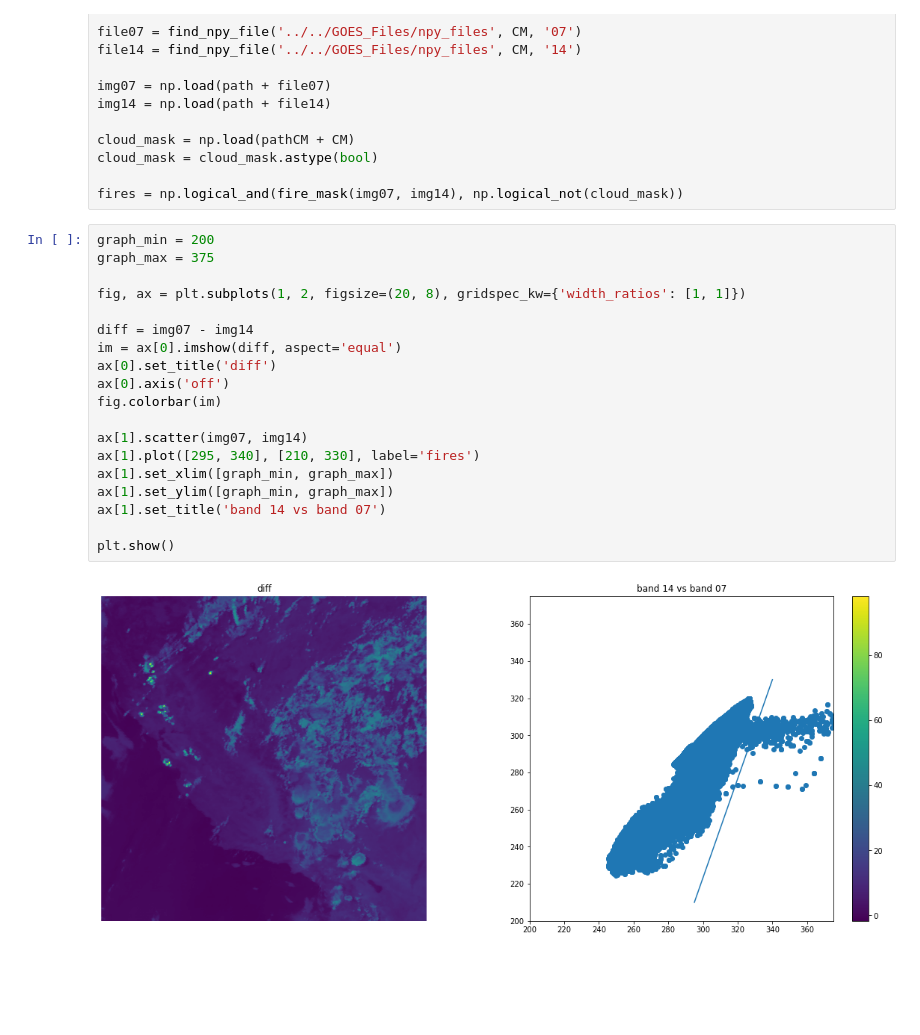
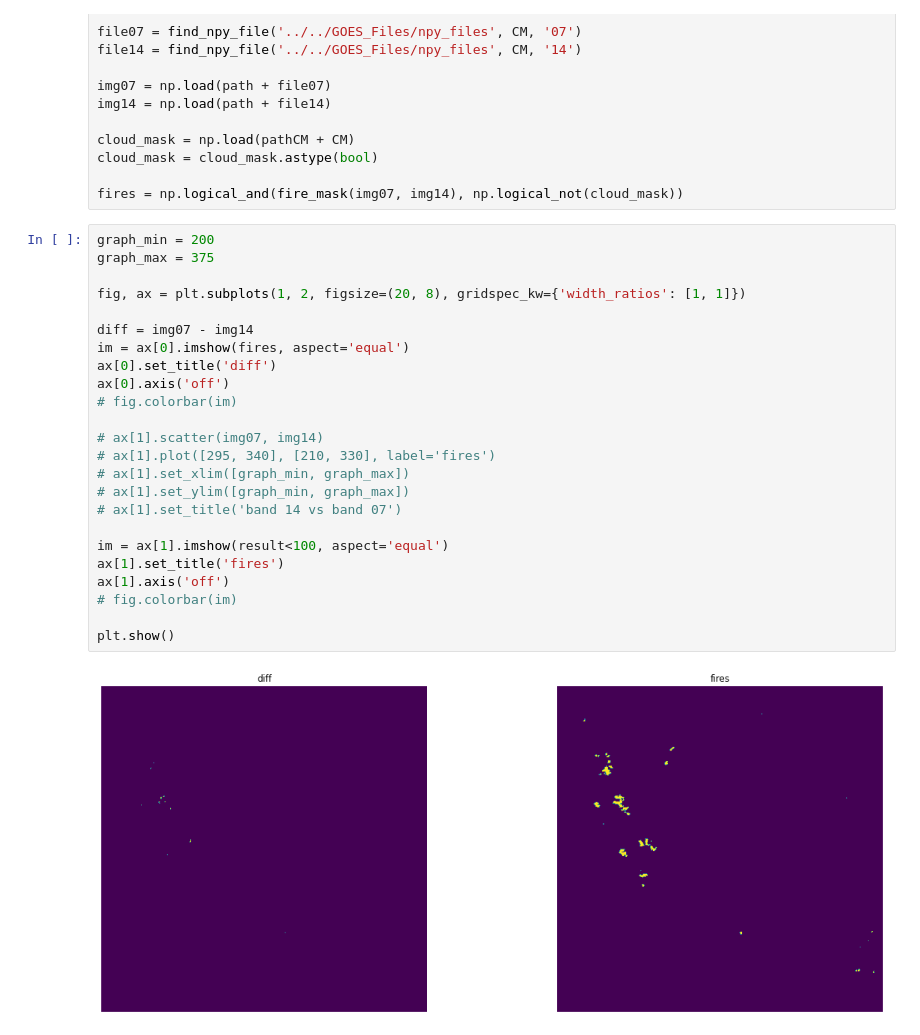
Before and after one commit to ccny-glasslab/Fires, a Jupyter notebook: Downloader/fire_product_info.ipynb, the cells around one changed output. Cells and saved outputs as stored; diff of their text form; blank space fills up the shorter version.

```diff
--- a/Downloader/fire_product_info.ipynb
+++ b/Downloader/fire_product_info.ipynb
@@ -188,21 +192,26 @@ fires = np.logical_and(fire_mask(img07, img14), np.logical_not(cloud_mask))
 # %%
 graph_min = 200
 graph_max = 375
 
 fig, ax = plt.subplots(1, 2, figsize=(20, 8), gridspec_kw={'width_ratios': [1, 1]})
 
 diff = img07 - img14
-im = ax[0].imshow(diff, aspect='equal')
+im = ax[0].imshow(fires, aspect='equal')
 ax[0].set_title('diff')
 ax[0].axis('off')
-fig.colorbar(im)
+# fig.colorbar(im)
 
-ax[1].scatter(img07, img14)
-ax[1].plot([295, 340], [210, 330], label='fires')
-ax[1].set_xlim([graph_min, graph_max])
-ax[1].set_ylim([graph_min, graph_max])
-ax[1].set_title('band 14 vs band 07')
+# ax[1].scatter(img07, img14)
+# ax[1].plot([295, 340], [210, 330], label='fires')
+# ax[1].set_xlim([graph_min, graph_max])
+# ax[1].set_ylim([graph_min, graph_max])
+# ax[1].set_title('band 14 vs band 07')
+
+im = ax[1].imshow(result<100, aspect='equal')
+ax[1].set_title('fires')
+ax[1].axis('off')
+# fig.colorbar(im)
 
 plt.show()
 # %% [output]
-[figure, old version]
+[figure, new version]
```
Also changed, not shown: parts of 2 cells of this notebook, 5 other files.
